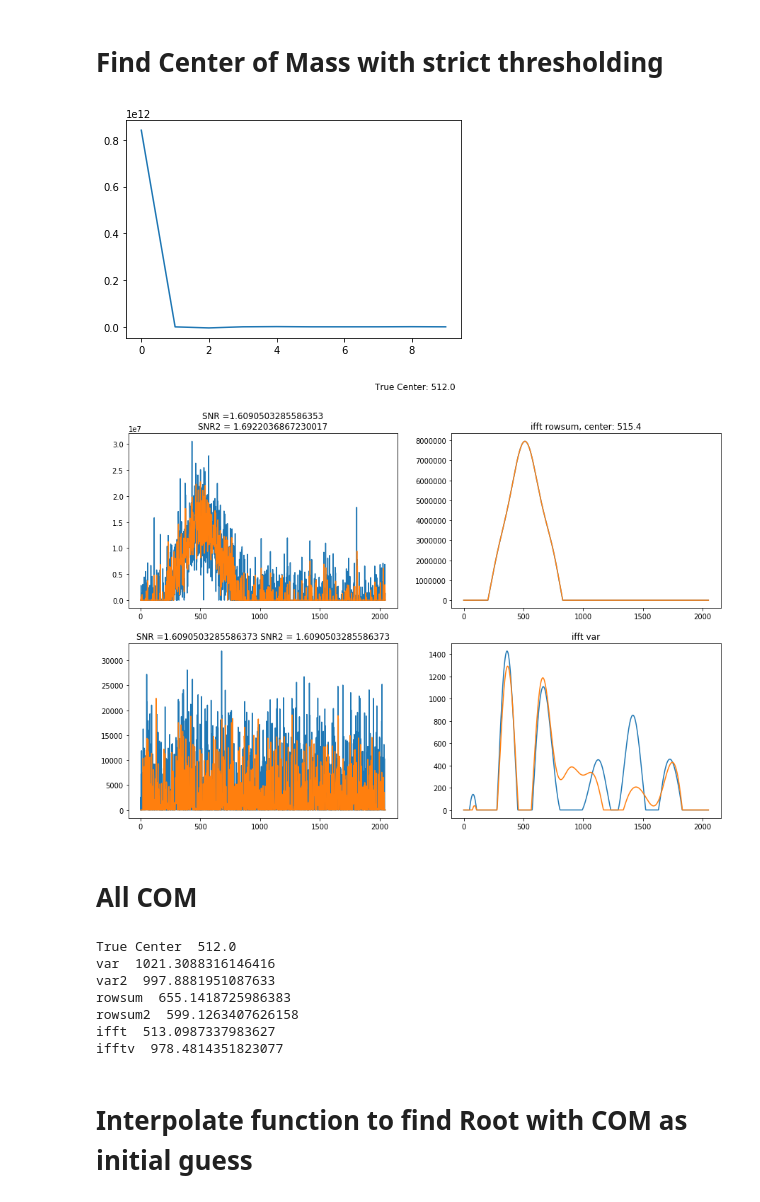
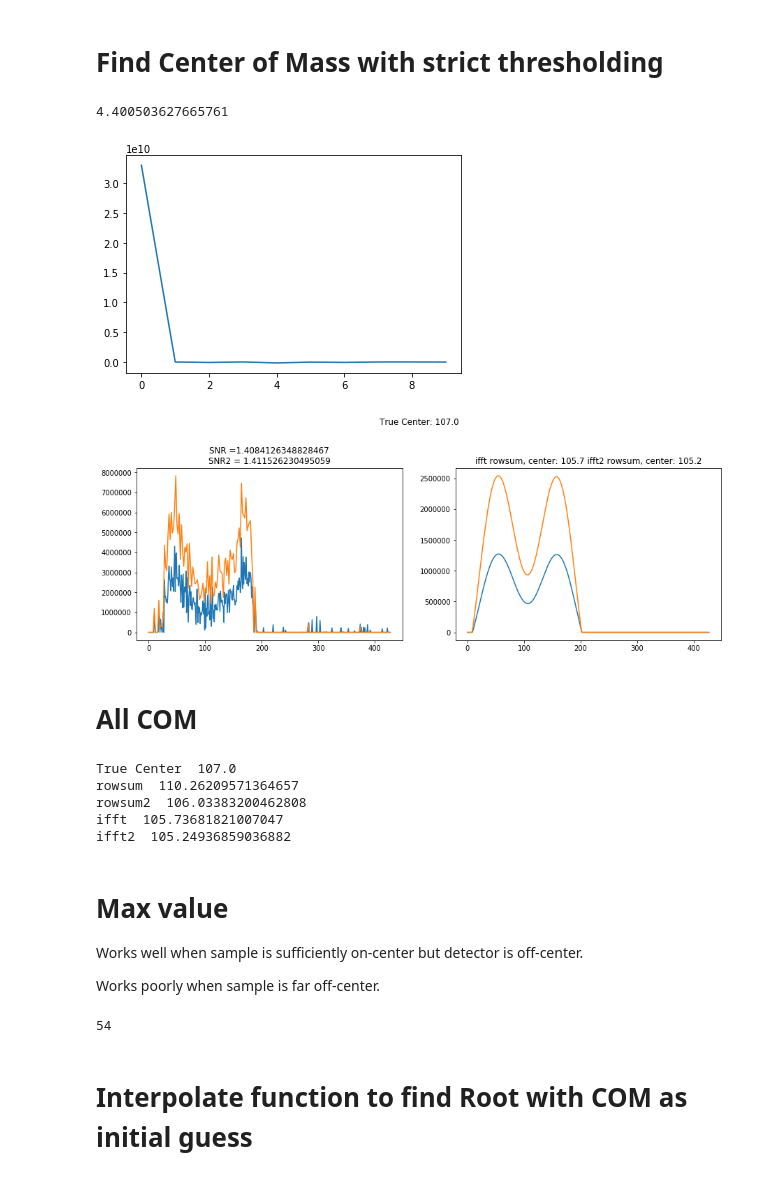
Before and after one commit to everettvacek/rotationCenter, a Jupyter notebook: rotationcenter.ipynb, the cells around one changed output. Saved outputs shown, nothing was run; the diff lists cells and outputs as text; code cells hidden in the pictures.

Commit message:
girls just wanna have fun, and average over multiple fft thresholds for even and odd values

```diff
--- a/rotationcenter.ipynb
+++ b/rotationcenter.ipynb
@@ -72,7 +76,7 @@ plt.show()
 # Generate Sinogram
 # %%
 #Generate sinogram
-Circle = True
+Circle = False
 theta = np.linspace(0., 360, number_angles, endpoint=False)
 sinogram = radon(phantom, theta=theta, circle=Circle)
 # %%
@@ -86,11 +90,16 @@ plot((sinogram, sinogram_shift_noiseless))
 # %%
 # add noise
-sinogram_shift = add_noise(sinogram_shift_noiseless,np.mean(sinogram),np.std(sinogram), 10)
+sinogram_shift = add_noise(sinogram_shift_noiseless,np.mean(sinogram),np.std(sinogram), noise)
 
 #Mess around with increasing dynamic range
-sinogram_resized = resize(sinogram_shift, (int(sinogram_shift.shape[0] / 2), int(sinogram_shift.shape[1] / 1)), clip=False)
+#sinogram_resized = resize(sinogram_shift, (int(sinogram_shift.shape[0] / 2), int(sinogram_shift.shape[1] / 1)), clip=False)
+
+resize_factor = 2
+sinogram_resized = np.zeros((int(sinogram_shift.shape[0]/resize_factor),int(sinogram_shift.shape[1])))
+for i in range(sinogram_resized.shape[0]):
+    sinogram_resized[i,:] = sinogram_shift[i*resize_factor,:]+sinogram_shift[i*resize_factor+1,:]
 
 
-plot((sinogram_shift_noiseless, sinogram_shift))
-snr_resized = np.mean(sinogram_resized)/np.std(sinogram_resized)
+plot((sinogram_shift, sinogram_resized))
+snr = np.mean(sinogram_shift)/np.std(sinogram_shift)
 # %% [output]
@@ -99,8 +108,9 @@ snr_resized = np.mean(sinogram_resized)/np.std(sinogram_resized)
 # Find Center of Mass with strict thresholding
 # %%
 #sum projections from sinogram to find rotation center (sym center)
-threshold_amount = 10 #increase threshold to remove off-feature noise
-fft_cutoff = 10 #decrease fft cutoff to reduce high frequencies
+print(snr)
+threshold_amount = snr #increase threshold to remove off-feature noise
+fft_cutoff = 5 #decrease fft cutoff to reduce high frequencies
 
 rowsum = threshold_plot(np.sum(sinogram_shift, axis=1),threshold_amount)
 var = threshold_plot(np.std(sinogram_shift, axis=1),threshold_amount)
@@ -116,13 +126,13 @@ mean2 = threshold_plot(np.mean(sinogram_resized, axis=1),threshold_amount)
 fft = np.fft.fft(np.sum(sinogram_shift, axis=1))
 plt.plot(fft[0:10])
 plt.show()
-fft[fft_cutoff:]=0
+fft[fft_cutoff:]=0+0j
 ifft = threshold_plot(np.fft.ifft(fft),threshold_amount)
 
 fft2 = np.fft.fft(np.sum(sinogram_resized, axis=1))
 fft2[fft_cutoff:]=0
 ifft2 = threshold_plot(np.fft.ifft(fft2),threshold_amount)
-
+'''
 #fft for variance
 fftv = np.fft.fft(np.std(sinogram_shift, axis=1))
 fftv[fft_cutoff:]=0
@@ -131,44 +141,46 @@ ifftv = threshold_plot(np.fft.ifft(fftv),threshold_amount)
 fftv2 = np.fft.fft(np.std(sinogram_resized, axis=1))
 fftv2[fft_cutoff:]=0
 ifftv2 = threshold_plot(np.fft.ifft(fftv2),threshold_amount)
-
+'''
 #Center of Mass (COM) guess at root
 COM = scipy.ndimage.measurements.center_of_mass(np.real(ifft))[0]/len(ifft)*sinogram_shift.shape[0]
+COM2 = scipy.ndimage.measurements.center_of_mass(np.real(ifft2))[0]/len(ifft2)*sinogram_resized.shape[0]
 
 
-r = np.linspace(0,sinogram_shift.shape[0],sinogram_resized.shape[0])
+r = np.arange(0,sinogram_shift.shape[0],resize_factor)#sinogram_resized.shape[0])
 
 if Circle == False:
     true_center = sinogram.shape[0]/2
 else:
     true_center = imshape/2
 
 plt.figure(figsize=(15,10))
 plt.suptitle('True Center: ' + str(true_center))
 plt.subplot(222)
-plt.title('ifft rowsum, center: ' + str(COM)[0:5])
+plt.title('ifft rowsum, center: ' + str(COM)[0:5]+' ifft2 rowsum, center: '+str(COM2*resize_factor)[0:5])
 plt.plot(ifft)
 plt.plot(r,np.real(ifft2))
 
 plt.subplot(221)
 plt.title('SNR ='+ str(np.std(rowsum)/np.mean(rowsum)) + '\nSNR2 = '+ str(np.std(rowsum2)/np.mean(rowsum2)))
 plt.plot(rowsum)
 plt.plot(r,rowsum2)
-
+'''
 plt.subplot(223)
 plt.title('SNR ='+ str(np.std(mean)/np.mean(mean)) + ' SNR2 = '+ str(np.std(mean)/np.mean(mean)))
 plt.plot(var)
 plt.plot(r, var2)
 
 plt.subplot(224)
 plt.title('ifft var')
 plt.plot(np.real(ifftv))
 plt.plot(r, np.real(ifftv2))
-
+'''
 plt.show()
 # %% [output]
+4.400503627665761
-[figure, old version]
+[figure, new version]
-[figure, old version]
+[figure, new version]
 # %% [markdown]
 # All COM
 # %%
@@ -185,20 +197,32 @@ var2 = threshold_plot(np.std(sinogram_resized, axis=1))
 mean2 = threshold_plot(np.mean(sinogram_resized, axis=1))
 '''
 print('True Center ', true_center)
-print('var ', scipy.ndimage.measurements.center_of_mass(var)[0]/len(var)*sinogram_shift.shape[0])
-print('var2 ', scipy.ndimage.measurements.center_of_mass(var2)[0]/len(var2)*sinogram_shift.shape[0])
+#print('var ', scipy.ndimage.measurements.center_of_mass(var)[0]/len(var)*sinogram_shift.shape[0])
+#print('var2 ', scipy.ndimage.measurements.center_of_mass(var2)[0]/len(var2)*sinogram_shift.shape[0])
 print('rowsum ', scipy.ndimage.measurements.center_of_mass(rowsum)[0]/len(rowsum)*sinogram_shift.shape[0])
 print('rowsum2 ', scipy.ndimage.measurements.center_of_mass(rowsum2)[0]/len(rowsum2)*sinogram_shift.shape[0])
-print('ifft ', scipy.ndimage.measurements.center_of_mass(np.abs(ifft))[0]/len(ifft)*sinogram_shift.shape[0])
-print('ifftv ', scipy.ndimage.measurements.center_of_mass(np.abs(ifftv))[0]/len(ifftv)*sinogram_shift.shape[0])
+print('ifft ', scipy.ndimage.measurements.center_of_mass(np.real(ifft))[0]/len(ifft)*sinogram_shift.shape[0])
+print('ifft2 ', scipy.ndimage.measurements.center_of_mass(np.real(ifft2))[0]/len(ifft2)*sinogram_shift.shape[0])
 # %% [output]
-True Center  512.0
-var  1021.3088316146416
-var2  997.8881951087633
-rowsum  655.1418725986383
-rowsum2  599.1263407626158
-ifft  513.0987337983627
-ifftv  978.4814351823077
+True Center  107.0
+rowsum  110.26209571364657
+rowsum2  106.03383200462808
+ifft  105.73681821007047
+ifft2  105.24936859036882
+# %% [markdown]
+# Max value
+Works well when sample is sufficiently on-center but detector is off-center.
+
+Works poorly when sample is far off-center.
+# %%
+for i in range(len(ifft2)):
+    if ifft2[i]==np.max(ifft2):
+        ifft_max = i
+        print(i*2)
+    else:
+        pass
+# %% [output]
+54
 # %% [markdown]
 # Interpolate function to find Root with COM as initial guess
 # %%
```
Also changed, not shown: parts of 9 cells of this notebook.
